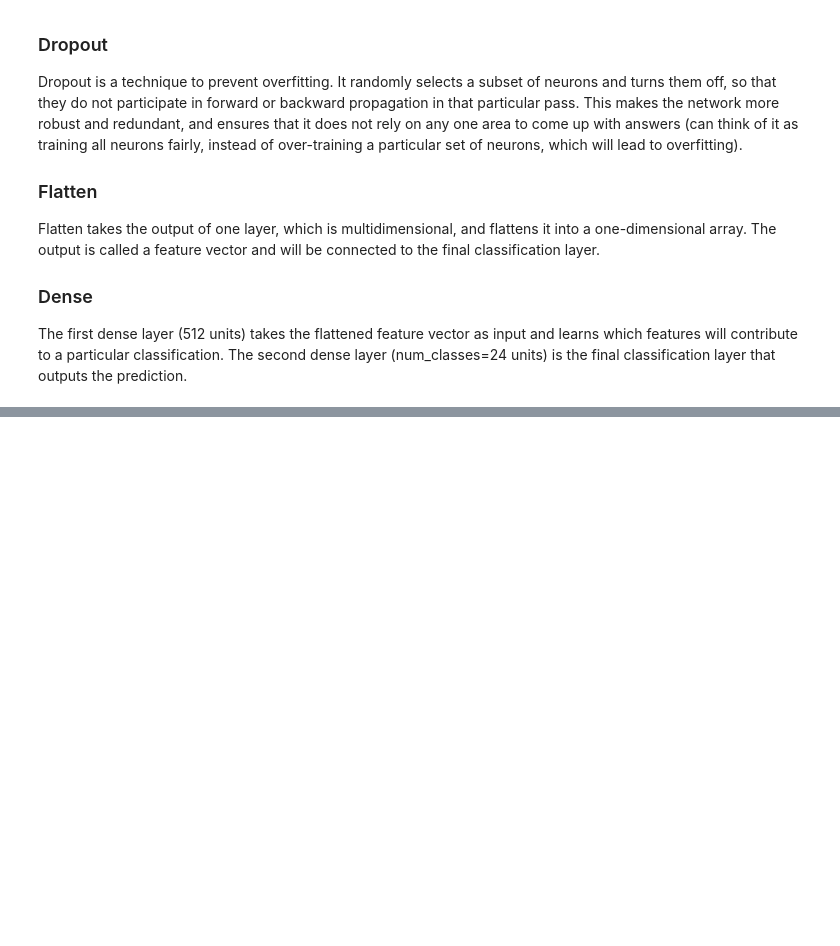
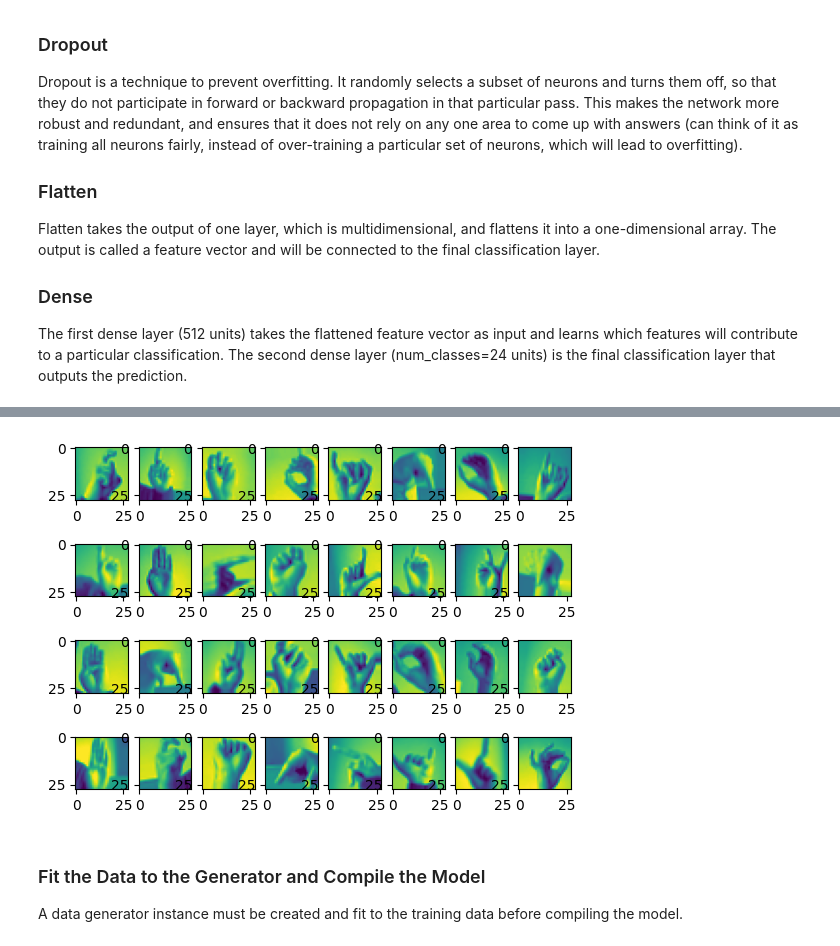
Before and after one commit to Sundarx/Image_Classification_ASL-CNN, a Jupyter notebook: Image Classification ASL.ipynb, the cells around one changed output, grey strips where cells are left out. Cells and saved outputs as stored; diff of their text form; code cells hidden in the pictures; blank space fills up the shorter version.

Commit message:
added data generator

```diff
--- a/Image Classification ASL.ipynb
+++ b/Image Classification ASL.ipynb
@@ -326,0 +338,11 @@ Epoch 10/10
+# %%
+from tensorflow.keras.preprocessing.image import ImageDataGenerator
+
+datagen = ImageDataGenerator(
+    rotation_range=10,  # randomly rotate images in the range (degrees, 0 to 180)
+    zoom_range=0.1,  # randomly zoom image
+    width_shift_range=0.1,  # randomly shift images horizontally (fraction of total width)
+    height_shift_range=0.1,  # randomly shift images vertically (fraction of total height)
+    horizontal_flip=True,  # randomly flip images horizontally
+    vertical_flip=False, # don't randomlu flip images vertically
+)
@@ -326,0 +357,16 @@ Epoch 10/10
+# %%
+batch_size = 32
+img_iter = datagen.flow(x_train, y_train, batch_size=batch_size)
+
+x, y = next(img_iter)
+fig, ax = plt.subplots(nrows=4, ncols=8)
+for i in range(batch_size):
+    image = x[i]
+    ax.flatten()[i].imshow(np.squeeze(image))
+plt.show()
+# %% [output]
+[figure, added]
+# %% [markdown]
+### Fit the Data to the Generator and Compile the Model
+
+A data generator instance must be created and fit to the training data before compiling the model.
```
Also changed, not shown: parts of 15 cells of this notebook.
